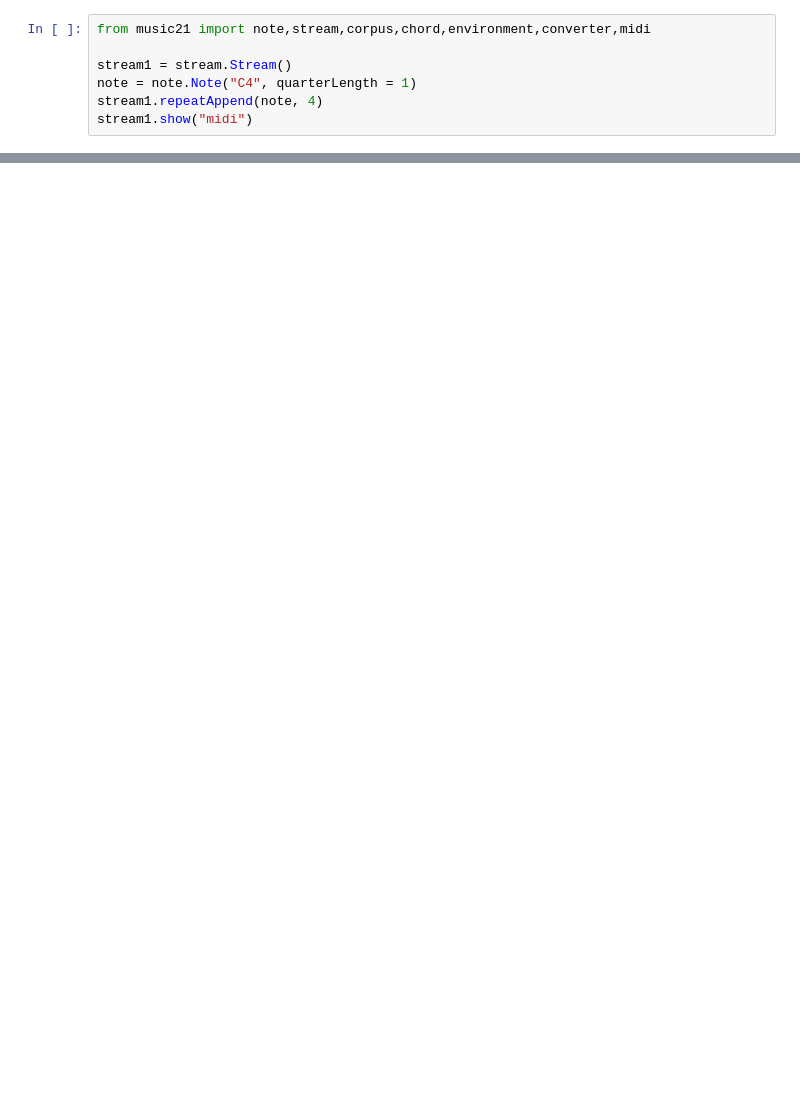
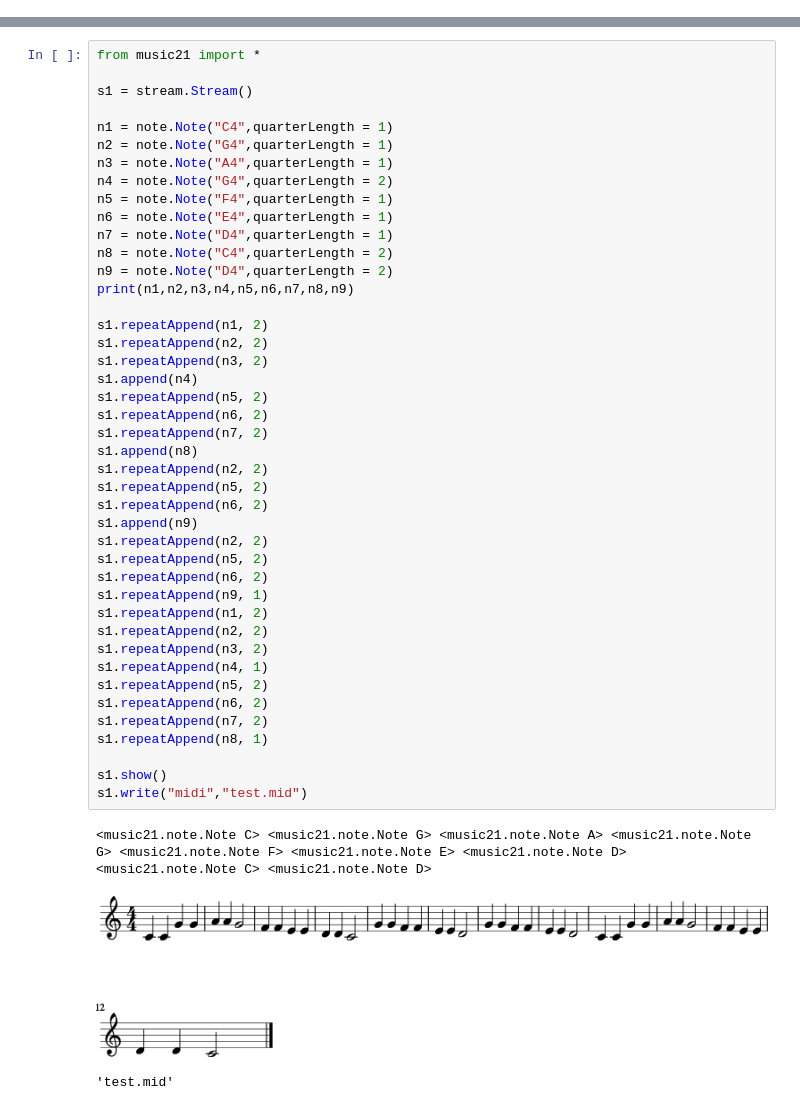
Before and after one commit to StudioIdenticalTwins/HTM-Beginners-Notebook, a Jupyter notebook: chapter-7/htm-beginners-book-7-1.ipynb, the cells around one changed output, grey strips where cells are left out. Saved outputs shown, nothing was run; the diff lists cells and outputs as text; blank space fills up the shorter version.

```diff
--- a/chapter-7/htm-beginners-book-7-1.ipynb
+++ b/chapter-7/htm-beginners-book-7-1.ipynb
@@ -45,7 +0,0 @@ ValueError: Can't provide a global tempo estimate when there are fewer than two
-# %%
-from music21 import note,stream,corpus,chord,environment,converter,midi
-
-stream1 = stream.Stream()
-note = note.Note("C4", quarterLength = 1)
-stream1.repeatAppend(note, 4)
-stream1.show("midi")
@@ -84,0 +1,47 @@ nocturne.show("midi")
+# %%
+from music21 import *
+
+s1 = stream.Stream()
+
+n1 = note.Note("C4",quarterLength = 1)
+n2 = note.Note("G4",quarterLength = 1)
+n3 = note.Note("A4",quarterLength = 1)
+n4 = note.Note("G4",quarterLength = 2)
+n5 = note.Note("F4",quarterLength = 1)
+n6 = note.Note("E4",quarterLength = 1)
+n7 = note.Note("D4",quarterLength = 1)
+n8 = note.Note("C4",quarterLength = 2)
+n9 = note.Note("D4",quarterLength = 2)
+print(n1,n2,n3,n4,n5,n6,n7,n8,n9)
+
+s1.repeatAppend(n1, 2)
+s1.repeatAppend(n2, 2)
+s1.repeatAppend(n3, 2)
+s1.append(n4)
+s1.repeatAppend(n5, 2)
+s1.repeatAppend(n6, 2)
+s1.repeatAppend(n7, 2)
+s1.append(n8)
+s1.repeatAppend(n2, 2)
+s1.repeatAppend(n5, 2)
+s1.repeatAppend(n6, 2)
+s1.append(n9)
+s1.repeatAppend(n2, 2)
+s1.repeatAppend(n5, 2)
+s1.repeatAppend(n6, 2)
+s1.repeatAppend(n9, 1)
+s1.repeatAppend(n1, 2)
+s1.repeatAppend(n2, 2)
+s1.repeatAppend(n3, 2)
+s1.repeatAppend(n4, 1)
+s1.repeatAppend(n5, 2)
+s1.repeatAppend(n6, 2)
+s1.repeatAppend(n7, 2)
+s1.repeatAppend(n8, 1)
+
+s1.show()
+s1.write("midi","test.mid")
+# %% [output]
+<music21.note.Note C> <music21.note.Note G> <music21.note.Note A> <music21.note.Note G> <music21.note.Note F> <music21.note.Note E> <music21.note.Note D> <music21.note.Note C> <music21.note.Note D>
+[figure, added]
+'test.mid'
```
Also changed, not shown: parts of 30 cells of this notebook, 13 other files.
